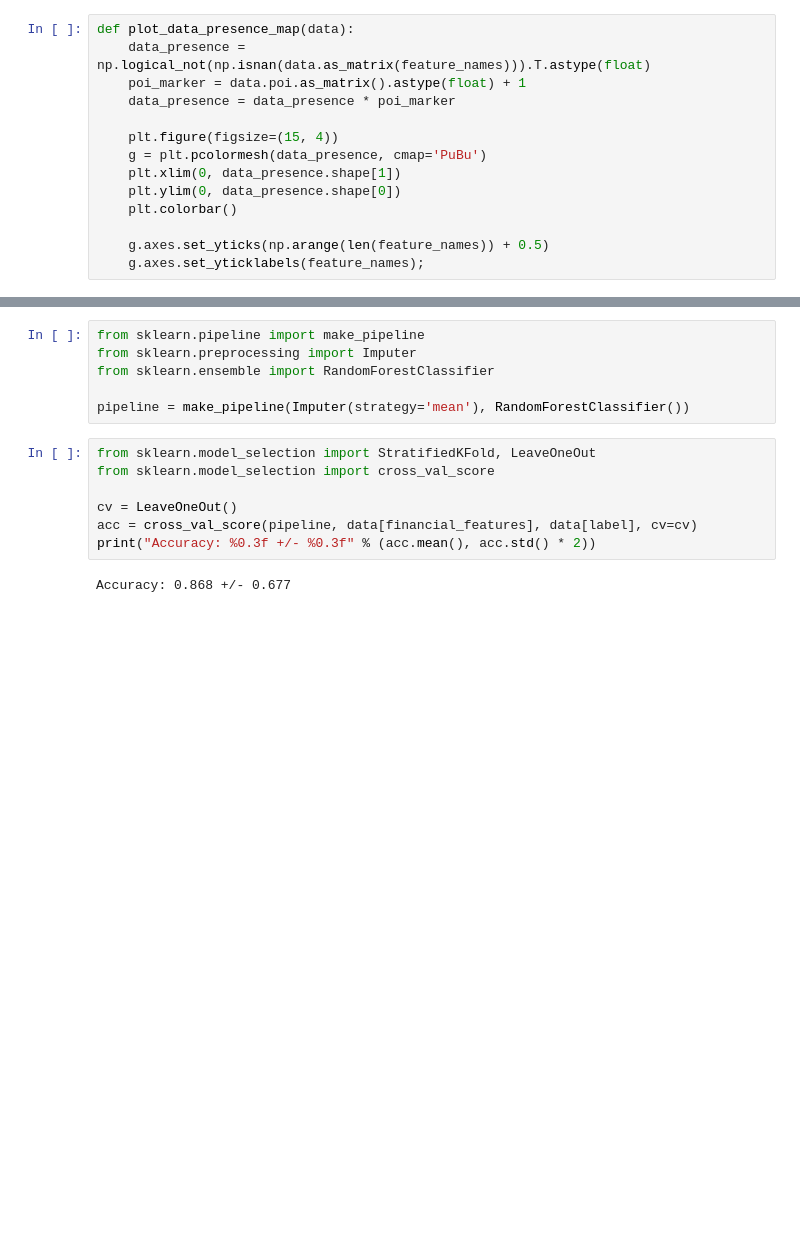
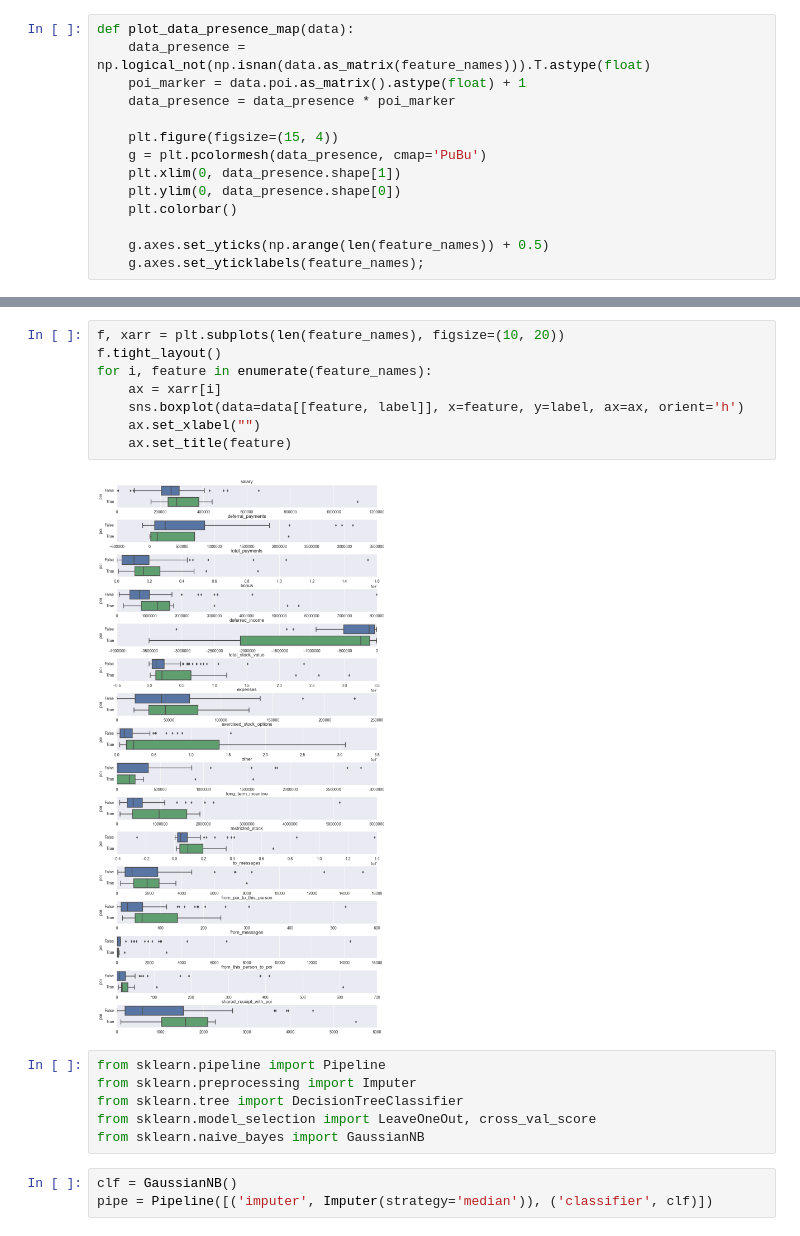
Before and after one commit to tindandelion/enron-classifier, a Jupyter notebook: enron_classifier.ipynb, the cells around one changed output, grey strips where cells are left out. Cells and saved outputs as stored; diff of their text form; blank space fills up the shorter version.

```diff
--- a/enron_classifier.ipynb
+++ b/enron_classifier.ipynb
@@ -72,15 +81,19 @@ grid.savefig('finance.svg')
+# %%
+f, xarr = plt.subplots(len(feature_names), figsize=(10, 20))
+f.tight_layout()
+for i, feature in enumerate(feature_names):
+    ax = xarr[i]
+    sns.boxplot(data=data[[feature, label]], x=feature, y=label, ax=ax, orient='h')
+    ax.set_xlabel("")
+    ax.set_title(feature)
+# %% [output]
+[figure, added]
 # %%
-from sklearn.pipeline import make_pipeline
+from sklearn.pipeline import Pipeline
 from sklearn.preprocessing import Imputer
-from sklearn.ensemble import RandomForestClassifier
-
-pipeline = make_pipeline(Imputer(strategy='mean'), RandomForestClassifier())
+from sklearn.tree import DecisionTreeClassifier
+from sklearn.model_selection import LeaveOneOut, cross_val_score
+from sklearn.naive_bayes import GaussianNB
-# %%
-from sklearn.model_selection import StratifiedKFold, LeaveOneOut
-from sklearn.model_selection import cross_val_score
-
-cv = LeaveOneOut()
-acc = cross_val_score(pipeline, data[financial_features], data[label], cv=cv)
-print("Accuracy: %0.3f +/- %0.3f" % (acc.mean(), acc.std() * 2))
-# %% [output]
-Accuracy: 0.868 +/- 0.677
+# %%
+clf = GaussianNB()
+pipe = Pipeline([('imputer', Imputer(strategy='median')), ('classifier', clf)])
```
Also changed, not shown: parts of 10 cells of this notebook.
